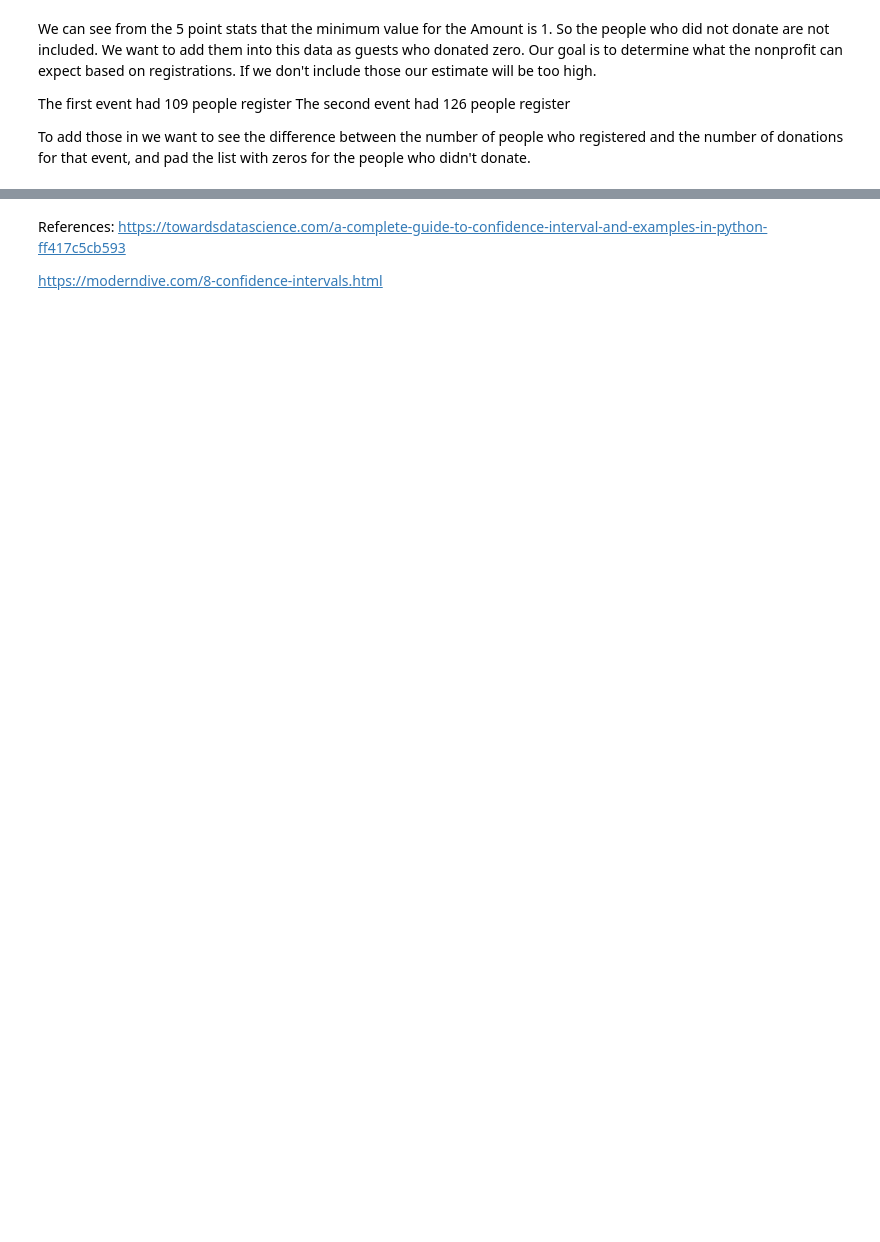
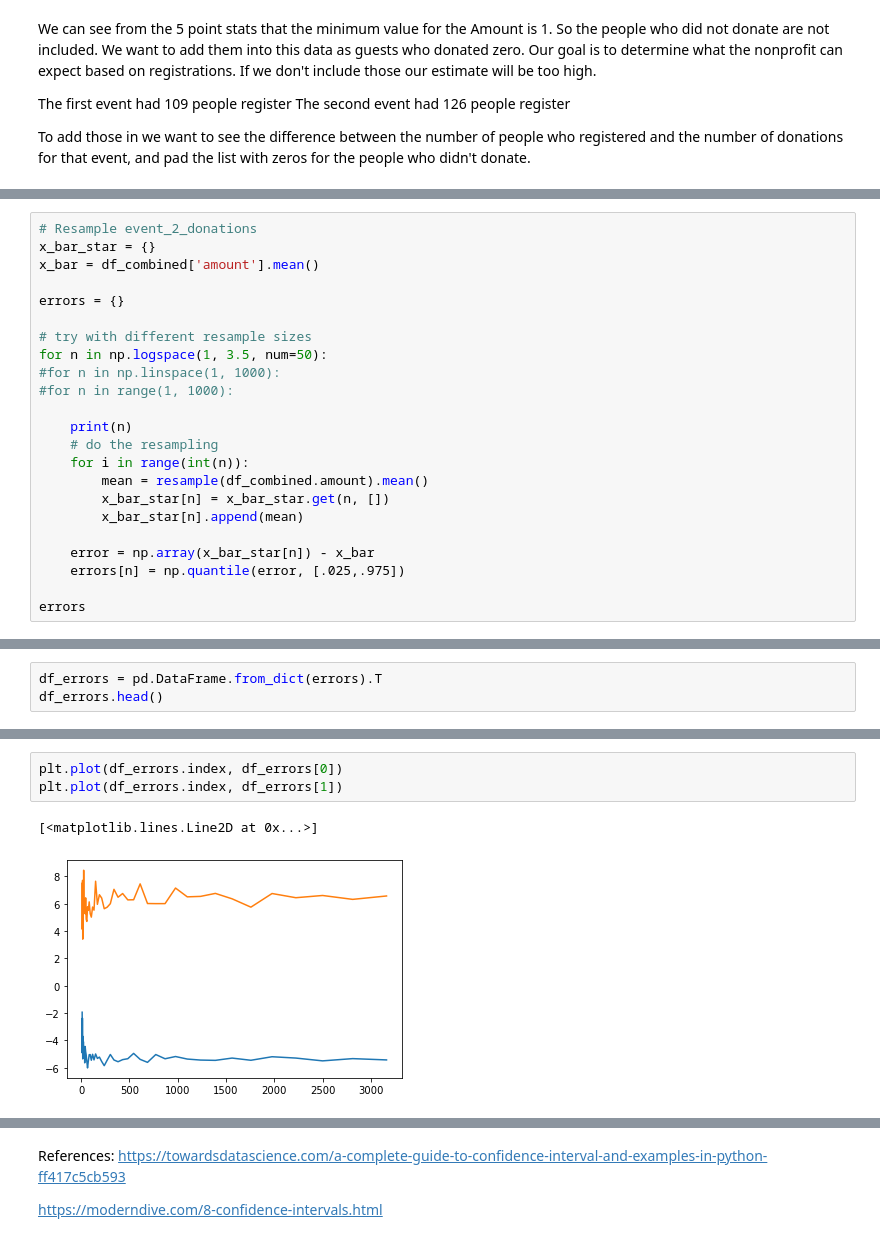
Before and after one commit to benbogart/blog-2-bootstrap, a Jupyter notebook: Projecting Donation Revenue.ipynb, the cells around one changed output, grey strips where cells are left out. Cells and saved outputs as stored; diff of their text form; blank space fills up the shorter version.

```diff
--- a/Projecting Donation Revenue.ipynb
+++ b/Projecting Donation Revenue.ipynb
@@ -221,0 +166,23 @@ x_bar, x_bar + errors[0], x_bar + errors[1]
+# %%
+# Resample event_2_donations
+x_bar_star = {}
+x_bar = df_combined['amount'].mean()
+
+errors = {}
+
+# try with different resample sizes
+for n in np.logspace(1, 3.5, num=50):
+#for n in np.linspace(1, 1000):
+#for n in range(1, 1000):
+
+    print(n)
+    # do the resampling
+    for i in range(int(n)):
+        mean = resample(df_combined.amount).mean()
+        x_bar_star[n] = x_bar_star.get(n, [])
+        x_bar_star[n].append(mean)
+
+    error = np.array(x_bar_star[n]) - x_bar
+    errors[n] = np.quantile(error, [.025,.975])
+
+errors
@@ -221,0 +244,3 @@ x_bar, x_bar + errors[0], x_bar + errors[1]
+# %%
+df_errors = pd.DataFrame.from_dict(errors).T
+df_errors.head()
@@ -221,0 +254,6 @@ x_bar, x_bar + errors[0], x_bar + errors[1]
+# %%
+plt.plot(df_errors.index, df_errors[0])
+plt.plot(df_errors.index, df_errors[1])
+# %% [output]
+[<matplotlib.lines.Line2D at 0x...>]
+[figure, added]
```
Also changed, not shown: parts of 52 cells of this notebook.
